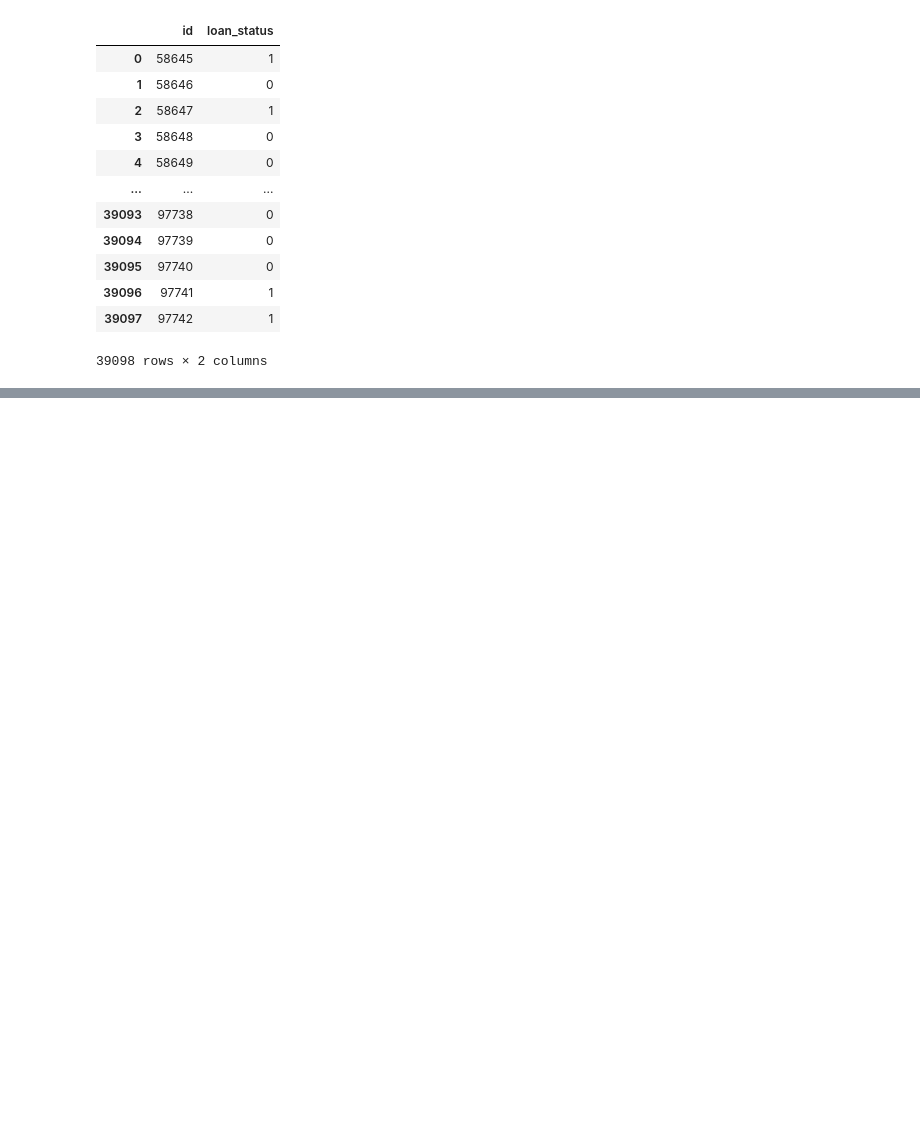
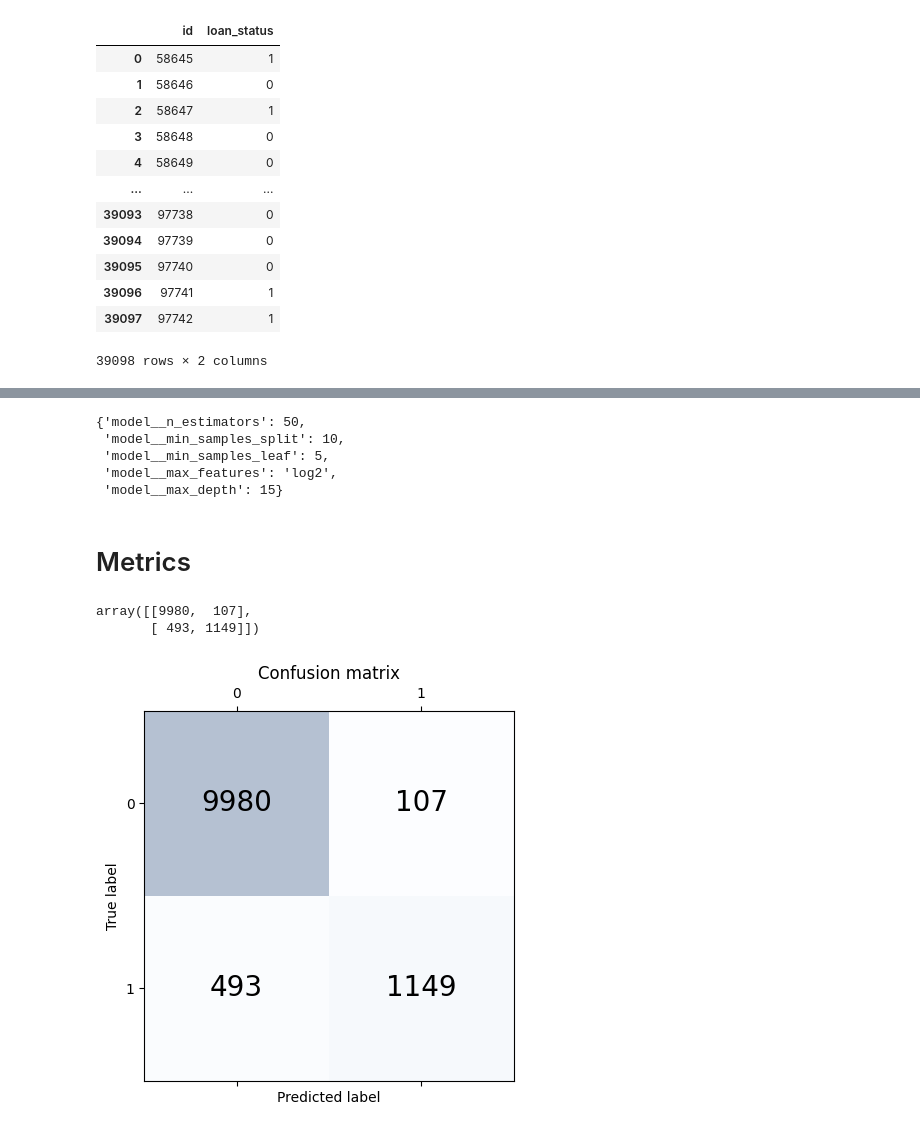
Before and after one commit to hieundx/kaggle-comps, a Jupyter notebook: loan-approval-prediction/k-fold cross validation.ipynb, the cells around one changed output, grey strips where cells are left out. Cells and saved outputs as stored; diff of their text form; code cells hidden in the pictures; blank space fills up the shorter version.

```diff
--- a/loan-approval-prediction/k-fold cross validation.ipynb
+++ b/loan-approval-prediction/k-fold cross validation.ipynb
@@ -320,0 +325,28 @@ Predictions saved to submission.csv
+# %%
+from sklearn.model_selection import RandomizedSearchCV
+from sklearn.ensemble import RandomForestClassifier
+
+pipe = Pipeline([
+    ('preprocessor', preprocessor),
+    ('model', RandomForestClassifier())
+])
+
+param_grid = {
+    'model__max_depth': [5, 10, 15, 20],
+    'model__n_estimators': [10, 50, 100, 200],
+    'model__min_samples_split': [5, 10, 15, 20],
+    'model__min_samples_leaf': [5, 10, 15, 20],
+    'model__max_features': ['sqrt', 'log2']
+}
+
+rs = RandomizedSearchCV(
+    estimator=pipe,
+    param_distributions=param_grid,
+    n_iter=10,
+    cv=10,
+    scoring='accuracy',
+    random_state=42,
+    n_jobs=-1
+)
+
+rs.fit(X_train, y_train)
@@ -320,0 +394,8 @@ Predictions saved to submission.csv
+# %%
+rs.best_params_
+# %% [output]
+{'model__n_estimators': 50,
+ 'model__min_samples_split': 10,
+ 'model__min_samples_leaf': 5,
+ 'model__max_features': 'log2',
+ 'model__max_depth': 15}
@@ -320,0 +422,23 @@ Predictions saved to submission.csv
+# %% [markdown]
+# Metrics
+# %%
+from sklearn.metrics import confusion_matrix
+
+y_pred = rs.predict(X_test)
+confmat = confusion_matrix(y_test, y_pred)
+confmat
+# %% [output]
+array([[9980,  107],
+       [ 493, 1149]])
+# %%
+fig, ax = plt.subplots()
+ax.matshow(confmat, cmap=plt.cm.Blues, alpha=0.3)
+for i in range(confmat.shape[0]):
+    for j in range(confmat.shape[1]):
+        ax.text(x=j, y=i, s=confmat[i, j], size=20, horizontalalignment='center', verticalalignment='center')
+plt.xlabel('Predicted label')
+plt.ylabel('True label')
+plt.title('Confusion matrix')
+plt.show()
+# %% [output]
+[figure, added]
```
Also changed, not shown: parts of 9 cells of this notebook, 1 other file.
